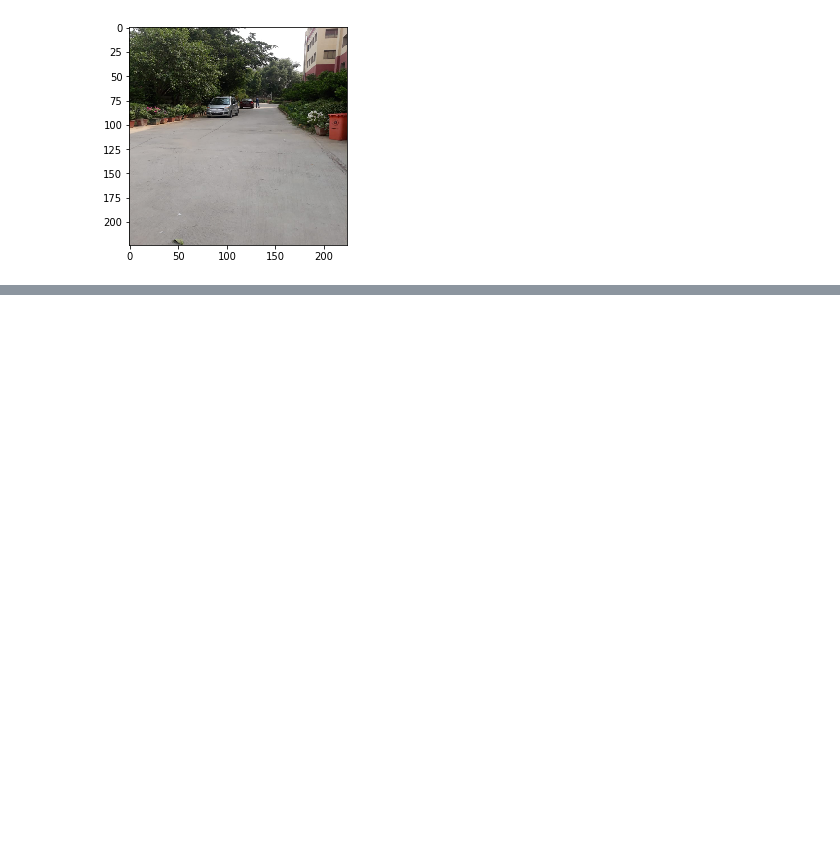
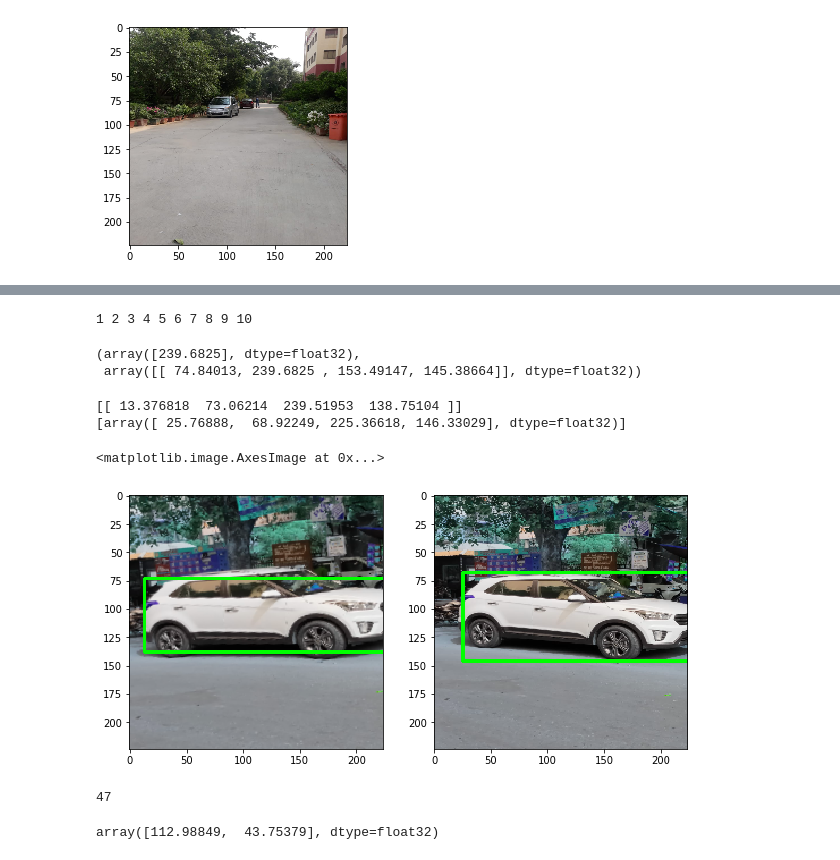
Before and after one commit to rasenganai/Illegal_Parking, a Jupyter notebook: image augmentations.ipynb, the cells around one changed output, grey strips where cells are left out. Drawn from its saved outputs; the diff is of its cells as text; code cells hidden in the pictures; blank space fills up the shorter version.

Commit message:
Augmentation 80%

```diff
--- a/image augmentations.ipynb
+++ b/image augmentations.ipynb
@@ -5,3 +7,7 @@ import cv2
+# %%
+labels=[]
+with open("./labels_135.pickle","rb") as file:
+    labels=pkl.load(file)
 # %%
 img=cv2.imread("./Data/images/IMG-20190708-WA0000.jpg")
 img=cv2.resize(img,(224,224))
@@ -25,7 +41,12 @@ plt.imshow(cv2.resize(cv2.cvtColor(dst,cv2.COLOR_BGR2RGB),(224,224)))
 # %%
 # Rotation and Scaling 2
-rows,cols,_ = img.shape
-
-M = cv2.getRotationMatrix2D((cols/2,rows/2),7,1.4)
-dst = cv2.warpAffine(img,M,(cols,rows))
-plt.imshow(cv2.resize(cv2.cvtColor(dst,cv2.COLOR_BGR2RGB),(224,224)))
+def rotationScale(img,coor,angle=5,scale=1.1):
+    coor=np.array(coor)
+    coor=coor.reshape((-1,2,2))
+    rows,cols,_ = img.shape
+    M = cv2.getRotationMatrix2D((cols/2,rows/2),angle,scale)
+    dst = cv2.warpAffine(img,M,(cols,rows))
+    dst=cv2.resize(dst,(224,224))
+    coor=np.array(cv2.transform(coor,M))
+#     print(coor)
+    return dst,coor.reshape((-1,4))
@@ -61,0 +85,4 @@ plt.imshow(cv2.resize(cv2.cvtColor(dst,cv2.COLOR_BGR2RGB),(224,224)))
+# %%
+augment_labels=augmentation(labels=labels[:10])
+# %% [output]
+1 2 3 4 5 6 7 8 9 10
@@ -61,0 +113,35 @@ plt.imshow(cv2.resize(cv2.cvtColor(dst,cv2.COLOR_BGR2RGB),(224,224)))
+# %%
+coor[:,1],coor
+# %% [output]
+(array([239.6825], dtype=float32),
+ array([[ 74.84013, 239.6825 , 153.49147, 145.38664]], dtype=float32))
+# %%
+a=np.random.randint(0,135)
+image=labels[a]
+# print(image)
+img=cv2.resize(cv2.imread("./Data/images/"+image[0]),(224,224))
+# p=translation(img,image[1][1])
+im,coor=rotationScale(img,image[1][1])
+print(coor)
+print(image[1][1])
+for i in range(coor.shape[0]):
+    im=cv2.rectangle(im,(int(coor[i][0]),int(coor[i][1])),(int(coor[i][2]),int(coor[i][3])),(0,255,0),2)
+    img=cv2.rectangle(img,(int(image[1][1][i][0]),int(image[1][1][i][1])),(int(image[1][1][i][2]),int(image[1][1][i][3])),(0,255,0),2)
+fig=plt.figure(figsize=(10,10))
+ax1=fig.add_subplot(1,2,1)
+ax2=fig.add_subplot(1,2,2)
+ax1.imshow(im)
+ax2.imshow(img)
+# %% [output]
+[[ 13.376818  73.06214  239.51953  138.75104 ]]
+[array([ 25.76888,  68.92249, 225.36618, 146.33029], dtype=float32)]
+<matplotlib.image.AxesImage at 0x...>
+[figure, added]
+# %%
+a
+# %% [output]
+47
+# %%
+p[:][1]
+# %% [output]
+array([112.98849,  43.75379], dtype=float32)
```
Also changed, not shown: parts of 10 cells of this notebook.
